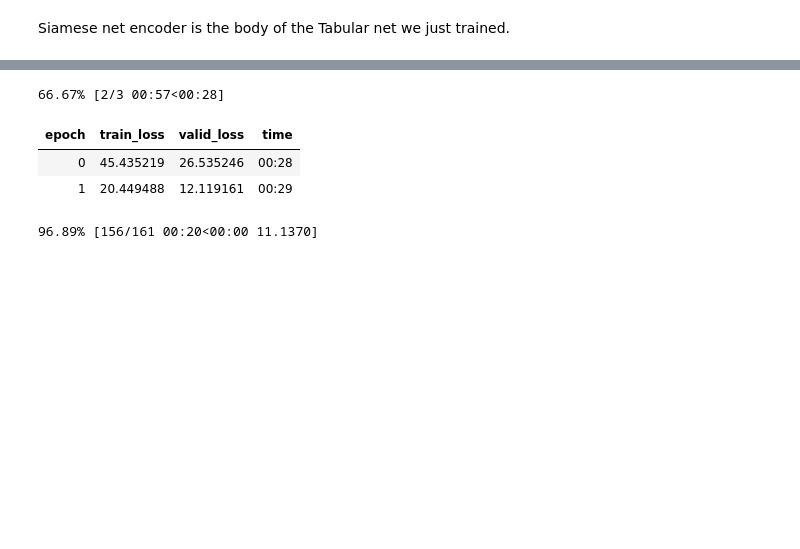
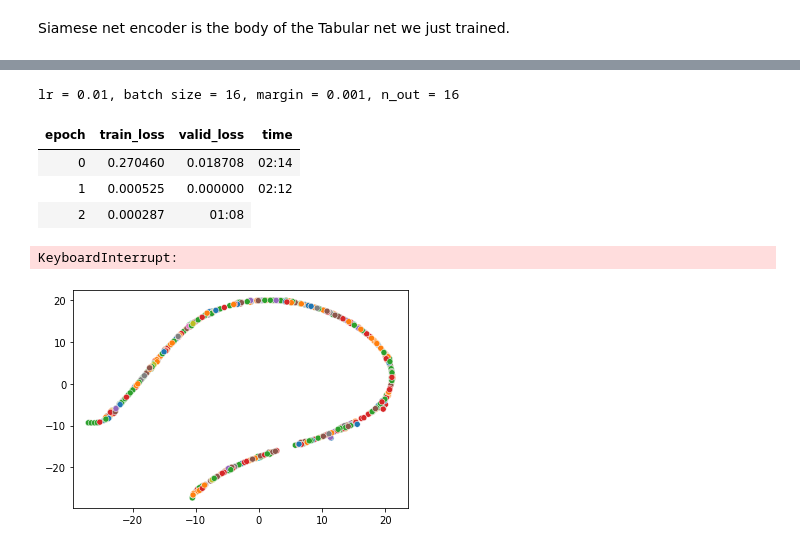
Before and after one commit to macrae/mobius, a Jupyter notebook: nbs/exp_1_length_of_stay.ipynb, the cells around one changed output, grey strips where cells are left out. Cells and saved outputs as stored; diff of their text form; code cells hidden in the pictures; blank space fills up the shorter version.

```diff
--- a/nbs/exp_1_length_of_stay.ipynb
+++ b/nbs/exp_1_length_of_stay.ipynb
@@ -335,7 +326,7 @@ def siamese_splitter(model):
     return [params(model.encoder), params(model.head)]
 
 def contrastive_loss_func(out, targ):
-    return ContrastiveLoss(margin=0.20)(out, targ.long())
+    return ContrastiveLoss(margin=0.50)(out, targ.long())
 # %%
 from fastai.learner import Learner
 
@@ -373,15 +348,8 @@ Embedding                                 24         True
+# %%
+siamese_learner.unfreeze()
+siamese_learner.fit(n_epoch=3, lr=10e-3)
 # %%
-siamese_learner.freeze()
 siamese_learner.fit(n_epoch=3, lr=10e-4)
-# %% [output]
-66.67% [2/3 00:57<00:28]
-| epoch | train_loss | valid_loss | time |
-| 0 | 45.435219 | 26.535246 | 00:28 |
-| 1 | 20.449488 | 12.119161 | 00:29 |
-96.89% [156/161 00:20<00:00 11.1370]
-# %%
-siamese_learner.unfreeze()
-siamese_learner.fit(n_epoch=3, lr=10e-5)
 # %%
 # TODO: inspect margin, using log space grid search - .01, .1, .5, .75, 1., 10., 50. - hypothesis is that the margin is too low and space is collapsging
 # TODO: inspect the LR manually - smaller learning rates - maybe fix learning rate across grid search; maybe use lr_min / 2 ?
@@ -389,0 +356,62 @@ siamese_learner.save("snn_margin_20")
+# %%
+learning_rates = [10e-3, 10e-4, 10e-5]
+batch_sizes = [16, 32, 64, 128, 256, 512, 1024]
+margins = [0.001, 0.01, 0.1, 1, 10, 20, 50, 100]
+head_out = [16, 32, 64, 128]
+# %%
+import copy
+from fastai.layers import LinBnDrop
+from fastai.learner import Learner
+from mobius.models import TabularSiameseModel
+from fastai.torch_basics import params
+from mobius.losses import ContrastiveLoss
+
+def siamese_splitter(model):
+    return [params(model.encoder), params(model.head)]
+
+for lr in learning_rates:
+    for batch_size in batch_sizes:
+        for margin in margins:
+            for n_out in head_out:
+                print(f"lr = {lr}, batch size = {batch_size}, margin = {margin}, n_out = {n_out}")
+                # create batch size
+                dls = DataLoaders.from_dsets(train_ds, valid_ds, bs=batch_size, device='cpu', num_workers=2)
+
+                # create new encoder model
+                encoder = copy.copy(learn)
+                encoder.model.layers = learn.model.layers[:-1]
+                encoder_model = encoder.model
+
+                # create new head
+                head = LinBnDrop(n_in=layers[-1]*2,
+                n_out=n_out,  # size of output space
+                bn=True,
+                act=None)
+
+                # create new model
+                model = TabularSiameseModel(encoder_model, head)
+
+                # set margin
+                def contrastive_loss_func(out, targ):
+                    return ContrastiveLoss(margin=margin)(out, targ.long())
+
+                # create new learner
+                siamese_learner = Learner(dls,
+                    model,
+                    model_dir=f"batch{batch_size}_margin{margin}_nout{n_out}",
+                    loss_func=contrastive_loss_func,
+                    splitter=siamese_splitter,
+                    cbs=[TSNECallback])
+
+                # fit learner
+                siamese_learner.unfreeze()
+                siamese_learner.fit(n_epoch=5, lr=lr)
+                siamese_learner.save(f"snn_learner")
+# %% [output]
+lr = 0.01, batch size = 16, margin = 0.001, n_out = 16
+| epoch | train_loss | valid_loss | time |
+| 0 | 0.270460 | 0.018708 | 02:14 |
+| 1 | 0.000525 | 0.000000 | 02:12 |
+| 2 | 0.000287 | 01:08 |
+KeyboardInterrupt:
+[figure, added]
```
Also changed, not shown: parts of 14 cells of this notebook, 4 other files.
